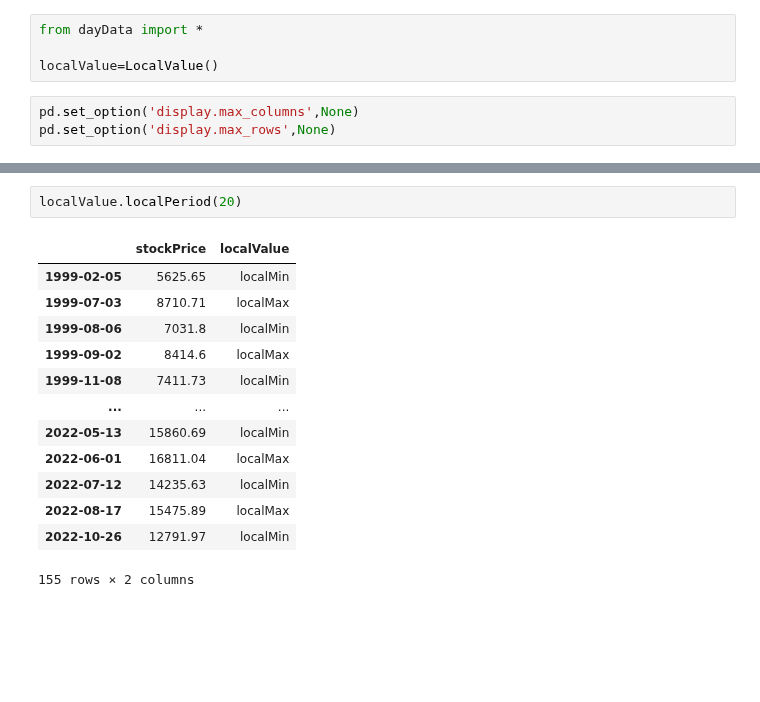
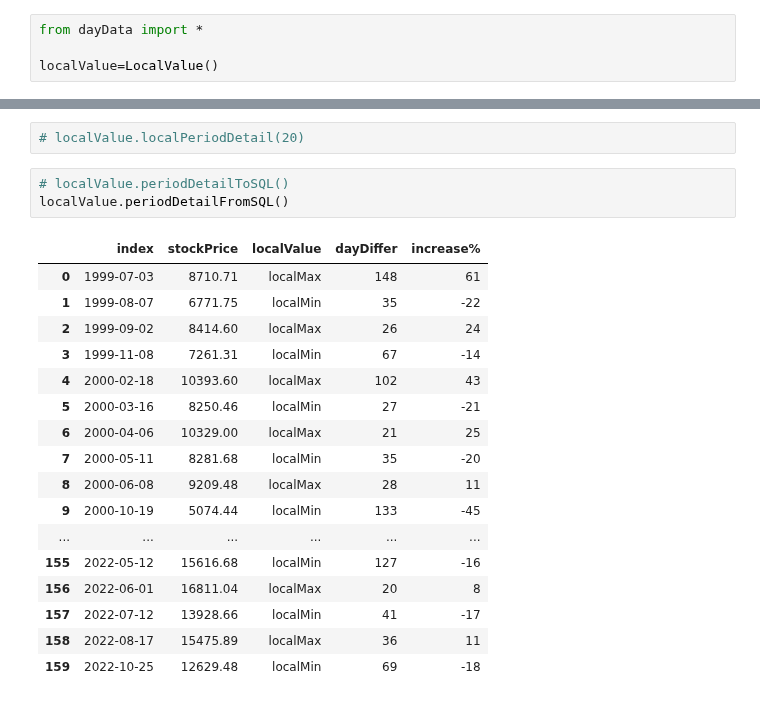
Before and after one commit to pkh-forresthsia/beTrue, a Jupyter notebook: localValue.ipynb, the cells around one changed output, grey strips where cells are left out. Saved outputs shown, nothing was run; the diff lists cells and outputs as text; blank space fills up the shorter version.

```diff
--- a/localValue.ipynb
+++ b/localValue.ipynb
@@ -2,6 +2,3 @@
 from dayData import *
 
 localValue=LocalValue()
-# %%
-pd.set_option('display.max_columns',None)
-pd.set_option('display.max_rows',None)
@@ -42,16 +5,23 @@ localValue.localConcat(20)
-# %%
-localValue.localPeriod(20)
-# %% [output]
-|  | stockPrice | localValue |
-| 1999-02-05 | 5625.65 | localMin |
-| 1999-07-03 | 8710.71 | localMax |
-| 1999-08-06 | 7031.8 | localMin |
-| 1999-09-02 | 8414.6 | localMax |
-| 1999-11-08 | 7411.73 | localMin |
-| ... | ... | ... |
-| 2022-05-13 | 15860.69 | localMin |
-| 2022-06-01 | 16811.04 | localMax |
-| 2022-07-12 | 14235.63 | localMin |
-| 2022-08-17 | 15475.89 | localMax |
-| 2022-10-26 | 12791.97 | localMin |
-155 rows × 2 columns
+# %%
+# localValue.localPeriodDetail(20)
+# %%
+# localValue.periodDetailToSQL()
+localValue.periodDetailFromSQL()
+# %% [output]
+|  | index | stockPrice | localValue | dayDiffer | increase% |
+| 0 | 1999-07-03 | 8710.71 | localMax | 148 | 61 |
+| 1 | 1999-08-07 | 6771.75 | localMin | 35 | -22 |
+| 2 | 1999-09-02 | 8414.60 | localMax | 26 | 24 |
+| 3 | 1999-11-08 | 7261.31 | localMin | 67 | -14 |
+| 4 | 2000-02-18 | 10393.60 | localMax | 102 | 43 |
+| 5 | 2000-03-16 | 8250.46 | localMin | 27 | -21 |
+| 6 | 2000-04-06 | 10329.00 | localMax | 21 | 25 |
+| 7 | 2000-05-11 | 8281.68 | localMin | 35 | -20 |
+| 8 | 2000-06-08 | 9209.48 | localMax | 28 | 11 |
+| 9 | 2000-10-19 | 5074.44 | localMin | 133 | -45 |
+| ... | ... | ... | ... | ... | ... |
+| 155 | 2022-05-12 | 15616.68 | localMin | 127 | -16 |
+| 156 | 2022-06-01 | 16811.04 | localMax | 20 | 8 |
+| 157 | 2022-07-12 | 13928.66 | localMin | 41 | -17 |
+| 158 | 2022-08-17 | 15475.89 | localMax | 36 | 11 |
+| 159 | 2022-10-25 | 12629.48 | localMin | 69 | -18 |
```
Also changed, not shown: parts of 2 cells of this notebook, 15 other files.
